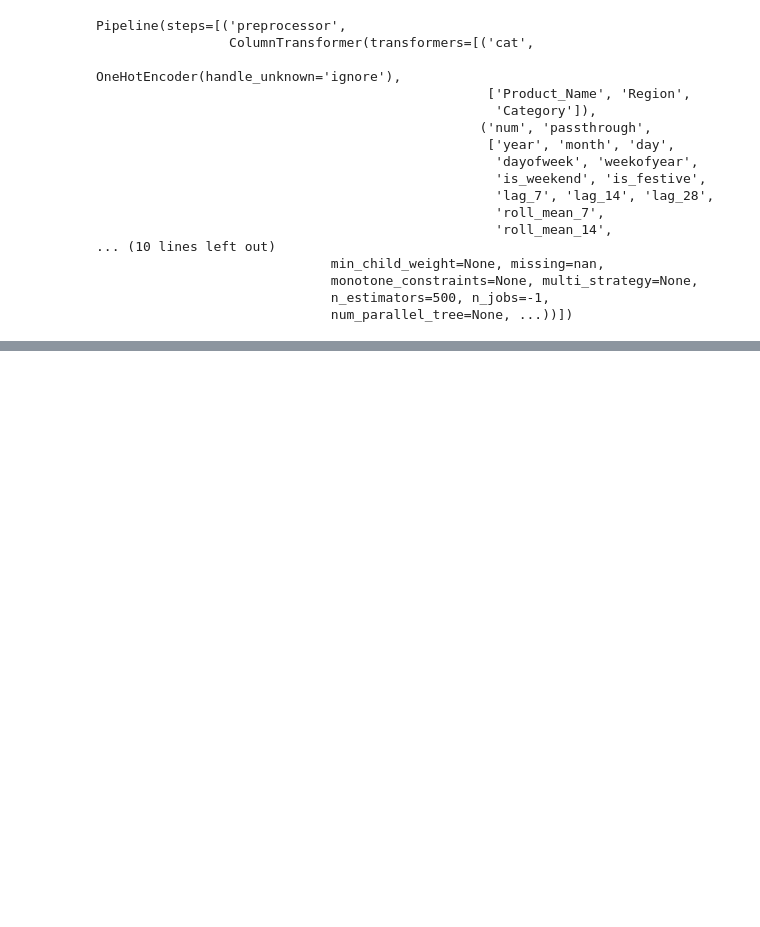
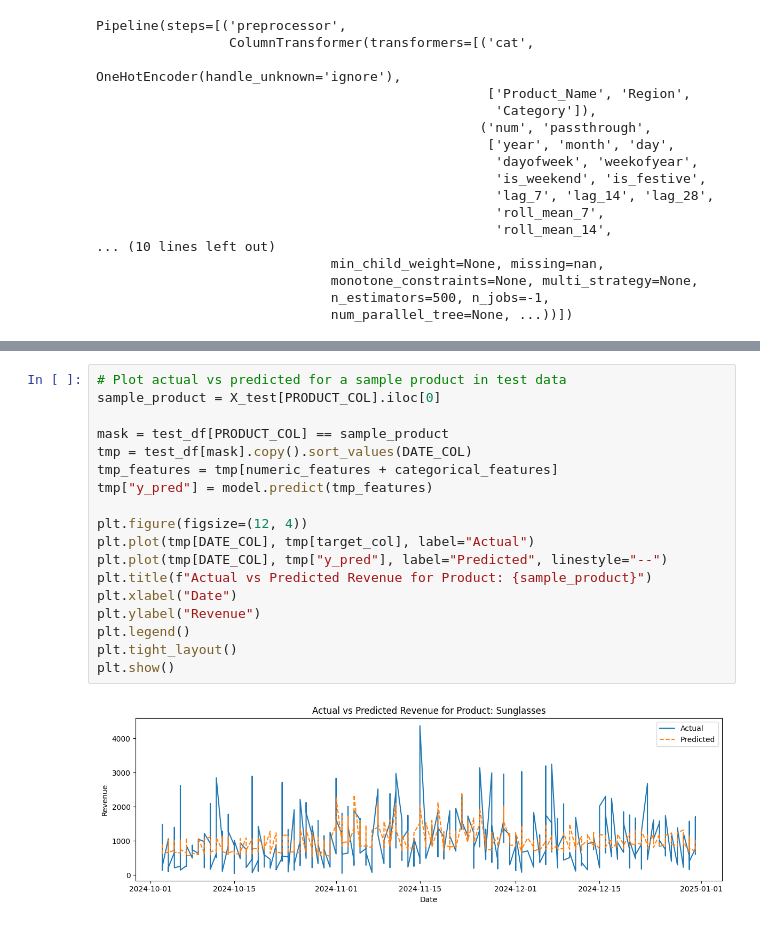
Before and after one commit to sanjanasujay/DemandForecast, a Jupyter notebook: pghMLproject.ipynb, the cells around one changed output, grey strips where cells are left out. Saved outputs shown, nothing was run; the diff lists cells and outputs as text; blank space fills up the shorter version.

```diff
--- a/pghMLproject.ipynb
+++ b/pghMLproject.ipynb
@@ -340,0 +366,20 @@ Pipeline(steps=[('preprocessor',
+# %%
+# Plot actual vs predicted for a sample product in test data
+sample_product = X_test[PRODUCT_COL].iloc[0]
+
+mask = test_df[PRODUCT_COL] == sample_product
+tmp = test_df[mask].copy().sort_values(DATE_COL)
+tmp_features = tmp[numeric_features + categorical_features]
+tmp["y_pred"] = model.predict(tmp_features)
+
+plt.figure(figsize=(12, 4))
+plt.plot(tmp[DATE_COL], tmp[target_col], label="Actual")
+plt.plot(tmp[DATE_COL], tmp["y_pred"], label="Predicted", linestyle="--")
+plt.title(f"Actual vs Predicted Revenue for Product: {sample_product}")
+plt.xlabel("Date")
+plt.ylabel("Revenue")
+plt.legend()
+plt.tight_layout()
+plt.show()
+# %% [output]
+[figure, added]
```
Also changed, not shown: parts of 9 cells of this notebook.
